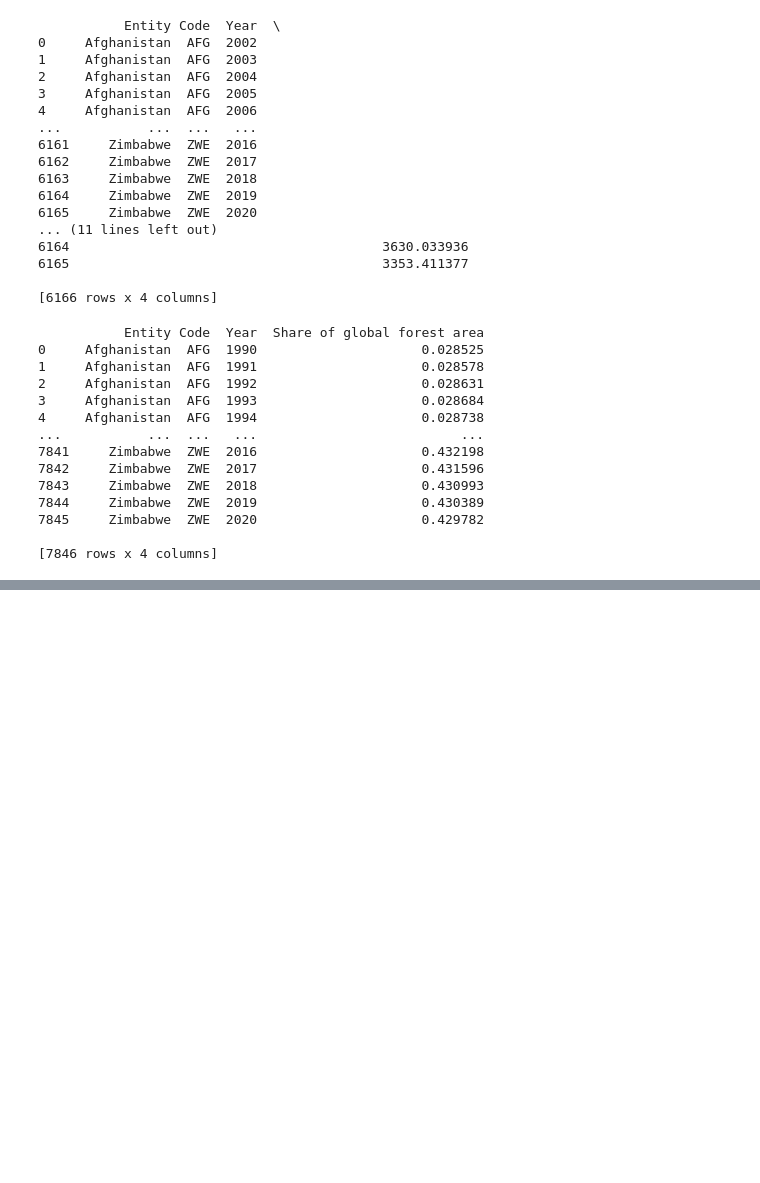
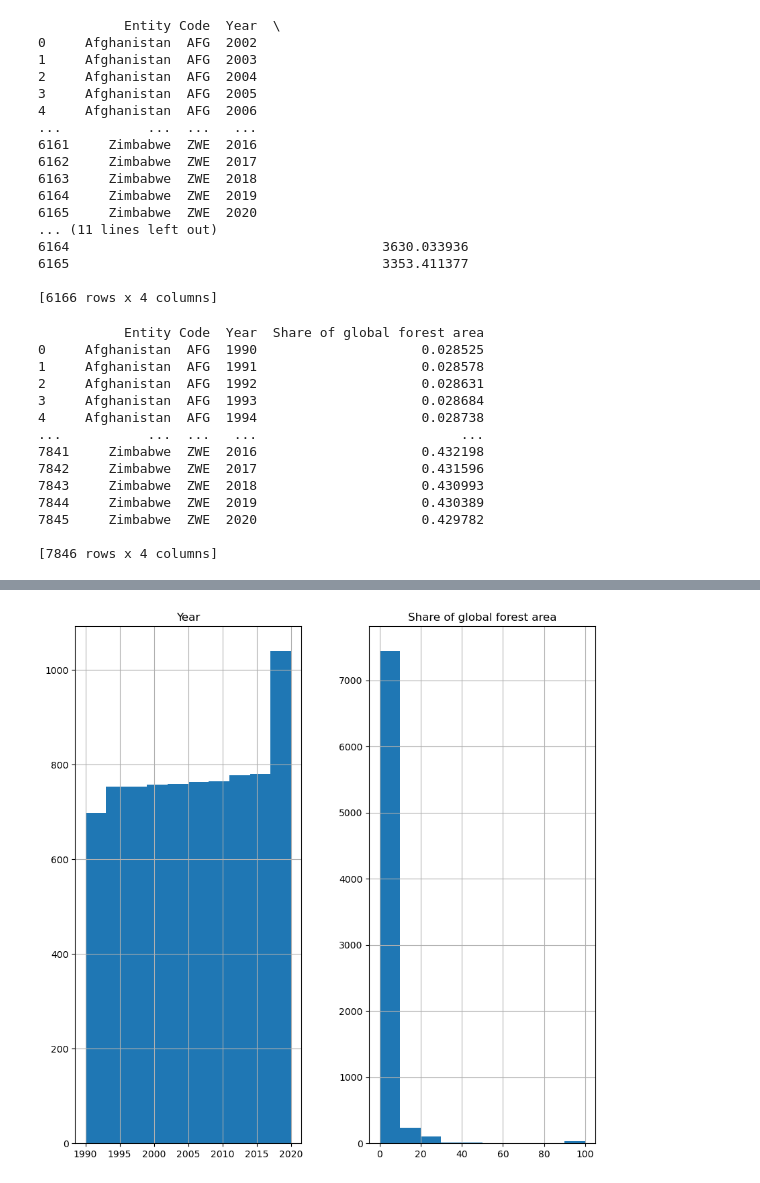
Before and after one commit to ubco-W2022T1-cosc301/project-group42, a Jupyter notebook: notebooks/analysis1.ipynb, the cells around one changed output, grey strips where cells are left out. Saved outputs shown, nothing was run; the diff lists cells and outputs as text; code cells hidden in the pictures; blank space fills up the shorter version.

Commit message:
tasks added

```diff
--- a/notebooks/analysis1.ipynb
+++ b/notebooks/analysis1.ipynb
@@ -71,0 +142,8 @@ print(globalForestArea)
+# %%
+## task 1 EDA GFA DATA
+
+globalForestArea.describe()
+hist = globalForestArea.hist(bins=10
+                            ,figsize =(10,10))
+# %% [output]
+[figure, added]
```
Also changed, not shown: parts of 16 cells of this notebook, 3 other files.
